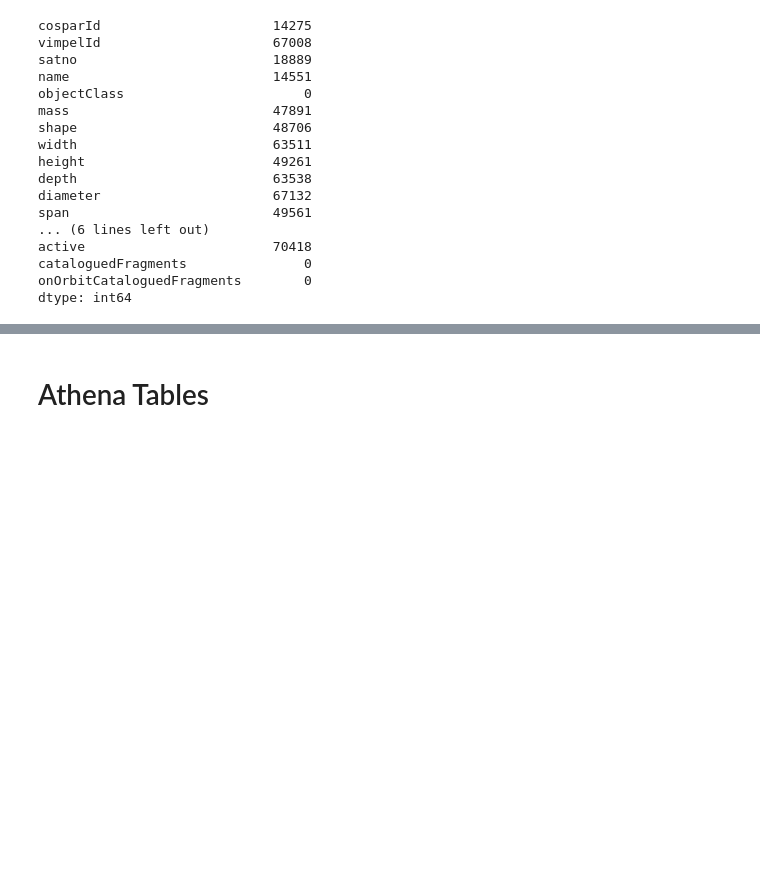
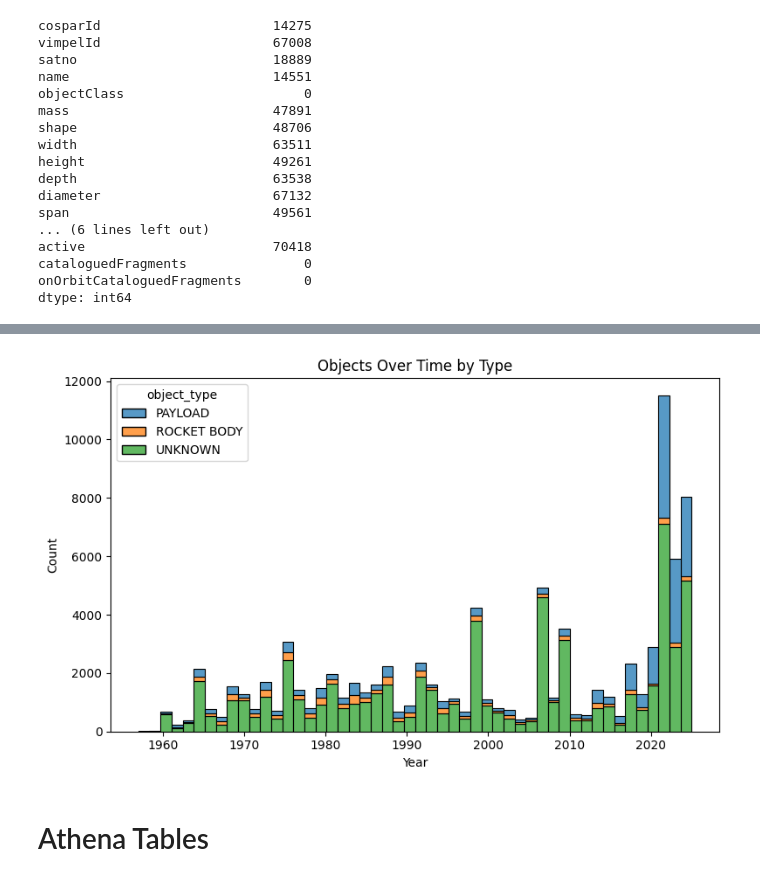
Before and after one commit to tkbarb10/ADS508-GroupProject, a Jupyter notebook: main_updated.ipynb, the cells around one changed output, grey strips where cells are left out. Saved outputs shown, nothing was run; the diff lists cells and outputs as text; code cells hidden in the pictures; blank space fills up the shorter version.

```diff
--- a/main_updated.ipynb
+++ b/main_updated.ipynb
@@ -304,3 +414,20 @@ dtype: int64
+# %%
+# Ploting object frequency by year
+combined_df['timestamp'] = pd.to_datetime(combined_df['timestamp'], errors='coerce')
+
+# Drop rows with invalid dates (NaT)
+combined_df = combined_df.dropna(subset=['timestamp'])
+
+combined_df['year'] = combined_df['timestamp'].dt.year
+plt.figure(figsize=(8, 5))
+sns.histplot(data=combined_df, x='year', hue='object_type', multiple='stack', bins=50)
+plt.title("Objects Over Time by Type")
+plt.xlabel("Year")
+plt.ylabel("Count")
+plt.tight_layout()
+plt.show()
+# %% [output]
+[figure, added]
 # %% [markdown]
 # Athena Tables
 # %% [markdown]
```
Also changed, not shown: parts of 10 cells of this notebook.
